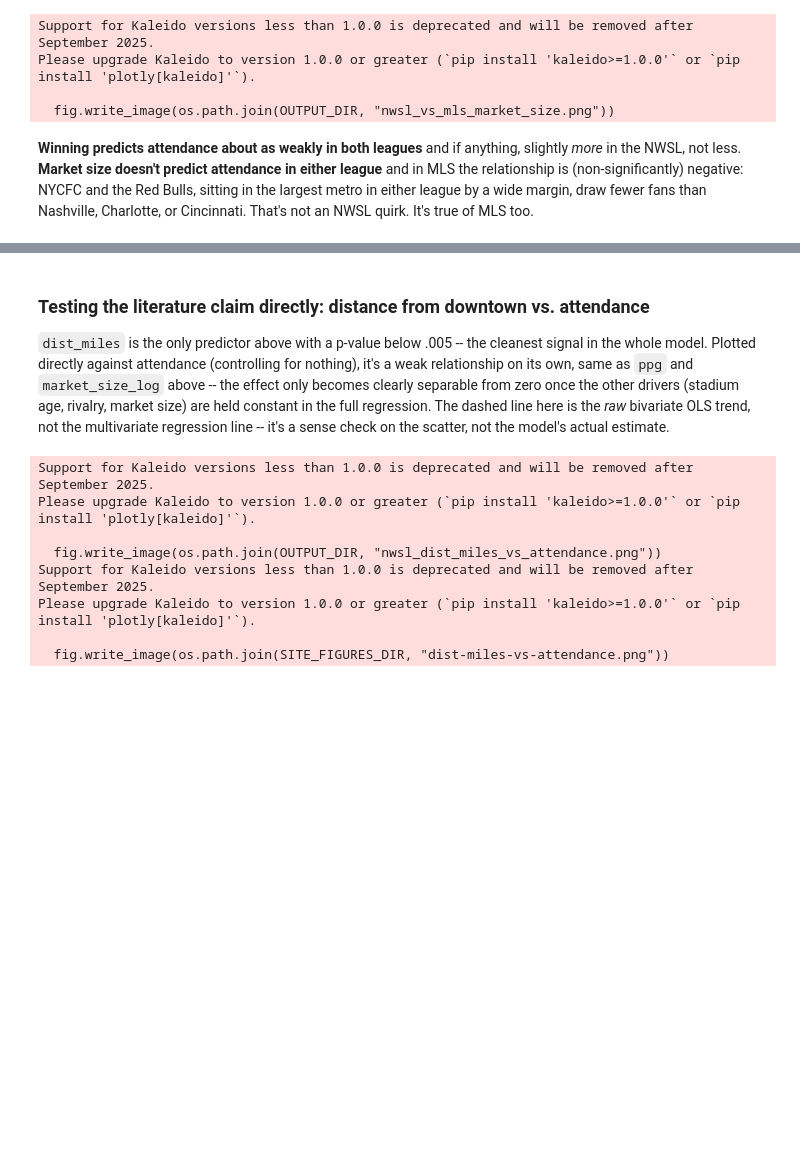
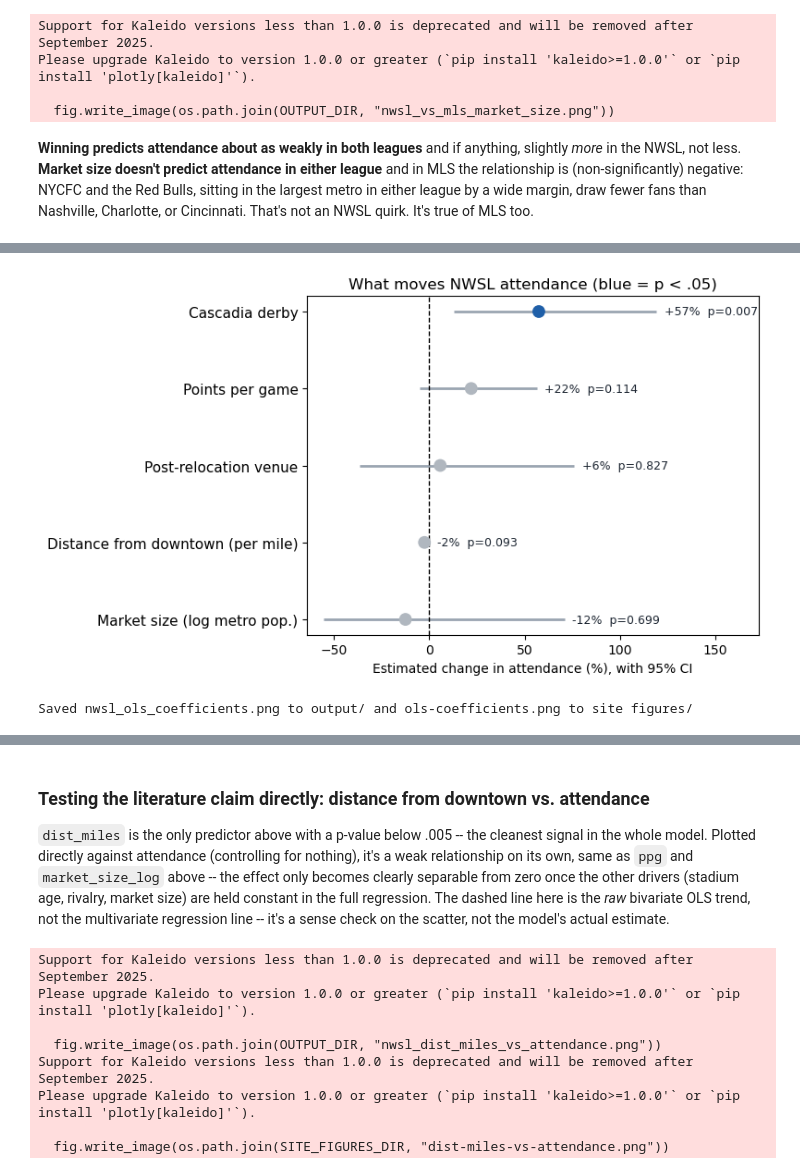
Before and after one commit to isabelpt/nwsl-growth-analysis, a Jupyter notebook: code/03_stadiums_analyze.ipynb, the cells around one changed output, grey strips where cells are left out. Saved outputs shown, nothing was run; the diff lists cells and outputs as text; code cells hidden in the pictures; blank space fills up the shorter version.

```diff
--- a/code/03_stadiums_analyze.ipynb
+++ b/code/03_stadiums_analyze.ipynb
@@ -643,7 +647,8 @@ season_attendance = active_att.groupby(["season_name", "team_name"])["attendance
 
 success_vs_attendance = season_record.merge(season_attendance, on=["season_name", "team_name"])
 success_vs_attendance = success_vs_attendance[
-    (success_vs_attendance["season_name"] != 2020) & (success_vs_attendance["season_name"] <= 2025)
+    (success_vs_attendance["season_name"] != 2020) & (success_vs_attendance["season_name"] != 2021)
+    & (success_vs_attendance["season_name"] <= 2025)
 ]
 
 # 3. OLS trendline + Pearson correlation
@@ -821,7 +828,9 @@ stadium_moves = [
     ("NJ/NY Gotham FC", 2021, "Red Bull Arena"),
 ]
 
-team_season_att_moves = active_att[active_att["season_name"] != 2020]
+team_season_att_moves = active_att[
+    (active_att["season_name"] != 2020) & (active_att["season_name"] != 2021)
+]
 team_season_att_moves = team_season_att_moves[team_season_att_moves["season_name"] <= 2025]
 team_season_att_moves = team_season_att_moves.groupby(["team_name", "season_name"])["attendance"].mean().reset_index()
 
@@ -863,8 +872,11 @@ for i, (team, move_year, venue) in enumerate(stadium_moves):
 
 fig = style_plotly_fig(fig)
 fig.update_layout(
+    # b=90 (not 20): row 2's "Before/After" annotations sit at y=-0.32 in that row's own
+    # domain coordinates, which with only 20px of bottom margin fell outside the canvas
+    # and were silently clipped for the bottom-row panels (Washington Spirit, Gotham).
     title="<b>The New-Stadium Honeymoon Effect: Attendance Before vs. After a Venue Move</b>",
-    width=1050, height=750, margin={"t": 110, "b": 20, "l": 10, "r": 10},
+    width=1050, height=800, margin={"t": 110, "b": 90, "l": 10, "r": 10},
     legend={"orientation": "h", "y": 1.08, "x": 0.5, "xanchor": "center"},
 )
 fig.update_annotations(font_size=12)
@@ -1359,0 +1493,50 @@ plt.tight_layout()
+# %%
+# ---------------------------------------------------------------------------
+# Forest-style coefficient plot with 95% CIs (statsmodels gives us these for free --
+# sklearn couldn't), on the %-change scale so the chart reads the same way the paper
+# describes the results. Points colored by whether the 95% CI excludes zero.
+# ---------------------------------------------------------------------------
+PRETTY = {
+    "rivalry_flag": "Cascadia derby",
+    "ppg": "Points per game",
+    "new_stadium_flag": "Post-relocation venue",
+    "market_size_log": "Market size (log metro pop.)",
+    "dist_miles": "Distance from downtown (per mile)",
+}
+
+ci = ols_model.conf_int().loc[predictors]
+R = pd.DataFrame({
+    "vari": [PRETTY[p] for p in predictors],
+    "coef": [(np.exp(ols_model.params[p]) - 1) * 100 for p in predictors],
+    "ci_low": [(np.exp(ci.loc[p, 0]) - 1) * 100 for p in predictors],
+    "ci_high": [(np.exp(ci.loc[p, 1]) - 1) * 100 for p in predictors],
+    "pval": [ols_model.pvalues[p] for p in predictors],
+}).sort_values("coef").reset_index(drop=True)
+R["significant"] = R["pval"] < 0.05
+
+fig, ax = plt.subplots(figsize=(8, 4.6))
+ax.hlines(R.index, R.ci_low, R.ci_high, color="#9aa5b1", linewidth=2, zorder=1)
+ax.scatter(
+    R.coef, R.index,
+    color=R["significant"].map({True: "#1F5FA8", False: "#B0B7BF"}),
+    s=80, zorder=3,
+)
+ax.axvline(0, linestyle="--", color="black", linewidth=1)
+ax.set_yticks(R.index)
+ax.set_yticklabels(R.vari, fontsize=11)
+ax.set_xlabel("Estimated change in attendance (%), with 95% CI")
+ax.set_title("What moves NWSL attendance (blue = p < .05)")
+for i, row in R.iterrows():
+    ax.annotate(f"{row.coef:+.0f}%  p={row.pval:.3f}", xy=(row.ci_high, i),
+                xytext=(6, 0), textcoords="offset points", va="center", fontsize=9,
+                color="#1B2430")
+ax.set_xlim(right=R.ci_high.max() * 1.45)
+plt.tight_layout()
+plt.savefig(os.path.join(OUTPUT_DIR, "nwsl_ols_coefficients.png"), dpi=200)
+plt.savefig(os.path.join(SITE_FIGURES_DIR, "ols-coefficients.png"), dpi=200)
+plt.show()
+plt.close(fig)
+print("Saved nwsl_ols_coefficients.png to output/ and ols-coefficients.png to site figures/")
+# %% [output]
+[figure, added]
+Saved nwsl_ols_coefficients.png to output/ and ols-coefficients.png to site figures/
```
Also changed, not shown: parts of 24 cells of this notebook, 39 other files.
